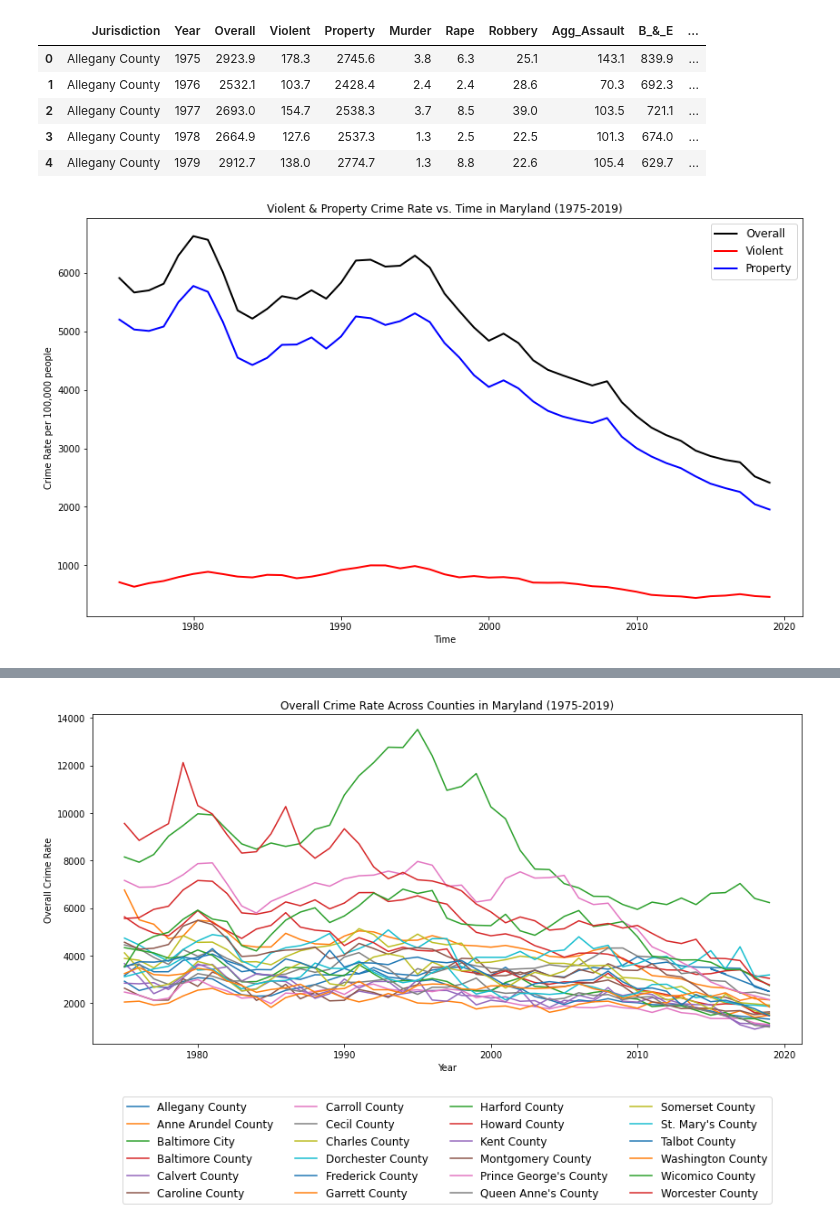
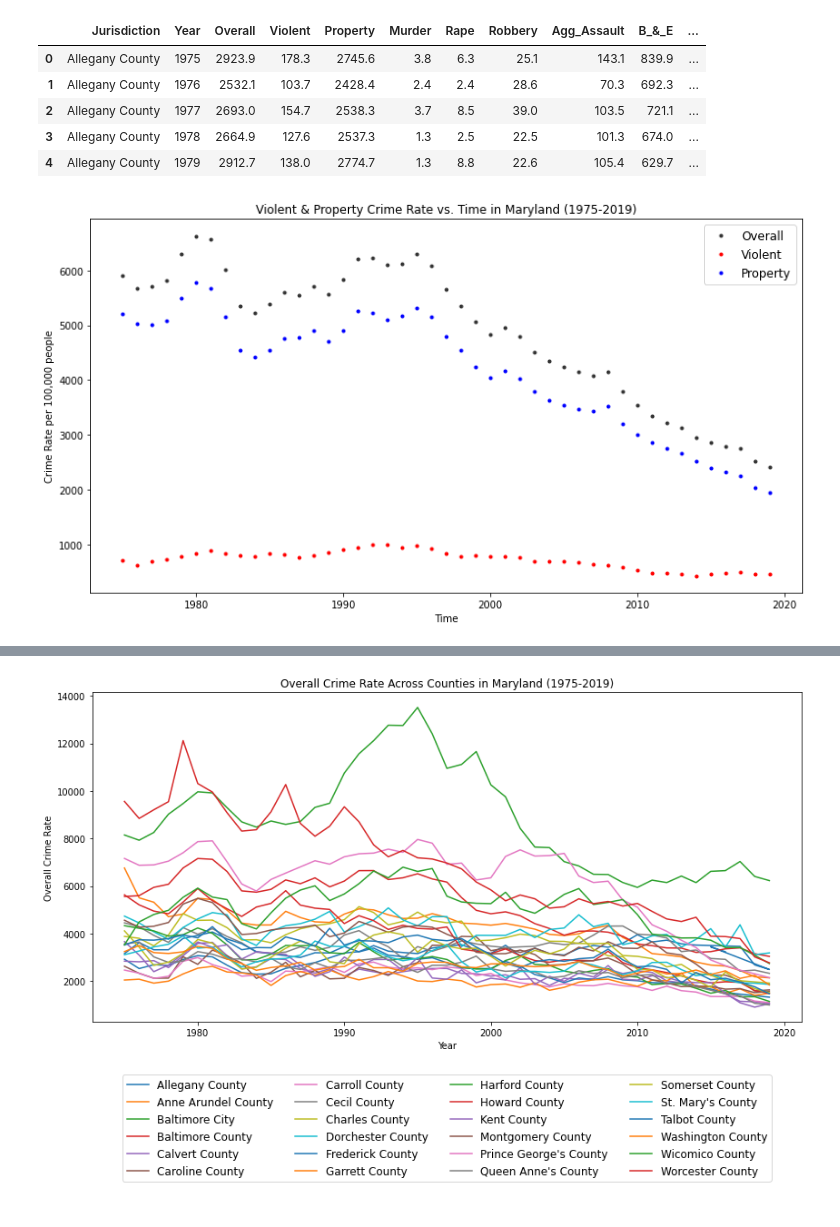
Before and after one commit to ywang2409/ywang2409.github.io, a Jupyter notebook: md_crime_stat.ipynb, the cells around one changed output, grey strips where cells are left out. Cells and saved outputs as stored; diff of their text form; code cells hidden in the pictures.

```diff
--- a/md_crime_stat.ipynb
+++ b/md_crime_stat.ipynb
@@ -55,16 +54,16 @@ rate_County_df.head()
 | 3 | Allegany County | 1978 | 2664.9 | 127.6 | 2537.3 | 1.3 | 2.5 | 22.5 | 101.3 | 674.0 | ... |
 | 4 | Allegany County | 1979 | 2912.7 | 138.0 | 2774.7 | 1.3 | 8.8 | 22.6 | 105.4 | 629.7 | ... |
 # %%
-plt.figure(figsize=(14, 8))
+plt.figure(figsize=(13, 7))
 plt.title('Violent & Property Crime Rate vs. Time in Maryland (1975-2019)')
 plt.xlabel('Time')
 plt.ylabel('Crime Rate per 100,000 people')
 
-plt.plot(rate_MD_df.Year, rate_MD_df.Overall, label='Overall', lw=2, c='black')
-plt.plot(rate_MD_df.Year, rate_MD_df.Violent, label='Violent', lw=2, c='r')
-plt.plot(rate_MD_df.Year, rate_MD_df.Property, label='Property', lw=2, c='b')
+plt.plot(rate_MD_df.Year, rate_MD_df.Overall, '.', label='Overall', lw=2, c='#333333')
+plt.plot(rate_MD_df.Year, rate_MD_df.Violent, '.', label='Violent', lw=2, c='r')
+plt.plot(rate_MD_df.Year, rate_MD_df.Property, '.', label='Property', lw=2, c='b')
 
 plt.legend(fontsize='large')
 plt.show()
 # %% [output]
-[figure, old version]
+[figure, new version]
```
Also changed, not shown: parts of 7 cells of this notebook.
